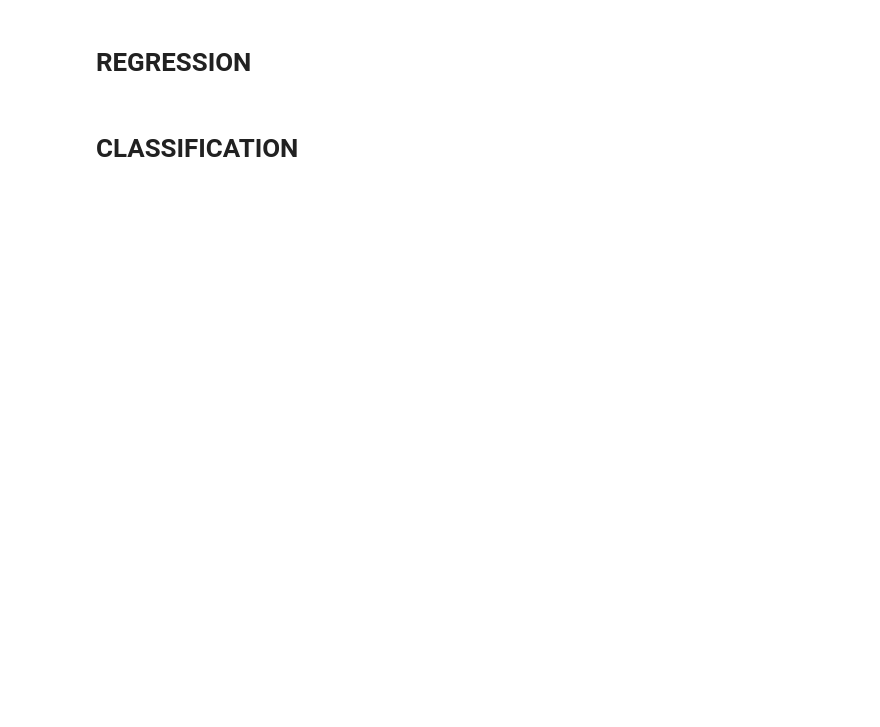
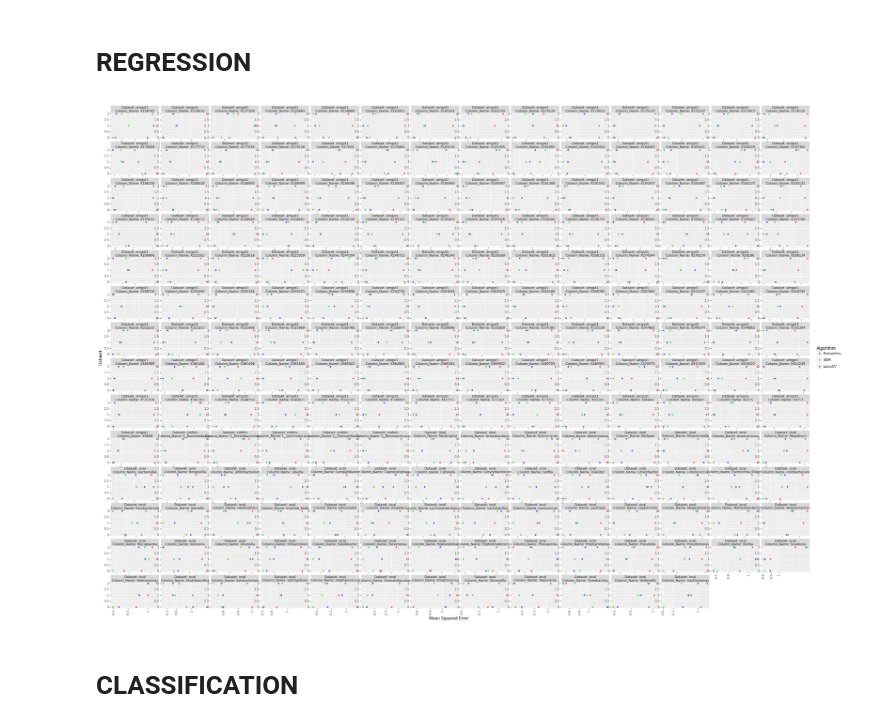
Before and after one commit to EngineerDanny/CS685-Microbe-Network-Research-Code, a Jupyter notebook: reproduce/results/plot_results.ipynb, the cells around one changed output. Drawn from its saved outputs; the diff is of its cells as text; code cells hidden in the pictures; blank space fills up the shorter version.

```diff
--- a/reproduce/results/plot_results.ipynb
+++ b/reproduce/results/plot_results.ipynb
@@ -61,15 +69,15 @@ df
 # %%
 
 p = ggplot(df)
-p = p + geom_point(aes(x="Mean Squared Error", y="Dataset", color="Algorithm"))
-p = p + facet_grid("~Predicted Column Name", scales="free")
-p = p + labs(
-    x="MSE", y="Dataset"
-)
+p = p + geom_point(aes(x="Mean Squared Error", y="FoldID", color="Algorithm"))
+p = p + facet_wrap("~ Dataset + Column_Name", scales="free", labeller='label_both')
+p = p + labs(y="Dataset")
 p = p + theme(axis_text_x=element_text(angle=90))
-p = p + theme(figure_size=(100, 2))
+p = p + theme(figure_size=(35, 25))
 p = p + scale_x_log10()
 print(p)
+# %% [output]
+[figure, added]
 # %%
 p.save(filename = "plot.png", dpi=3000)
 # %% [markdown]
```
Also changed, not shown: parts of 3 cells of this notebook, 2 other files.
